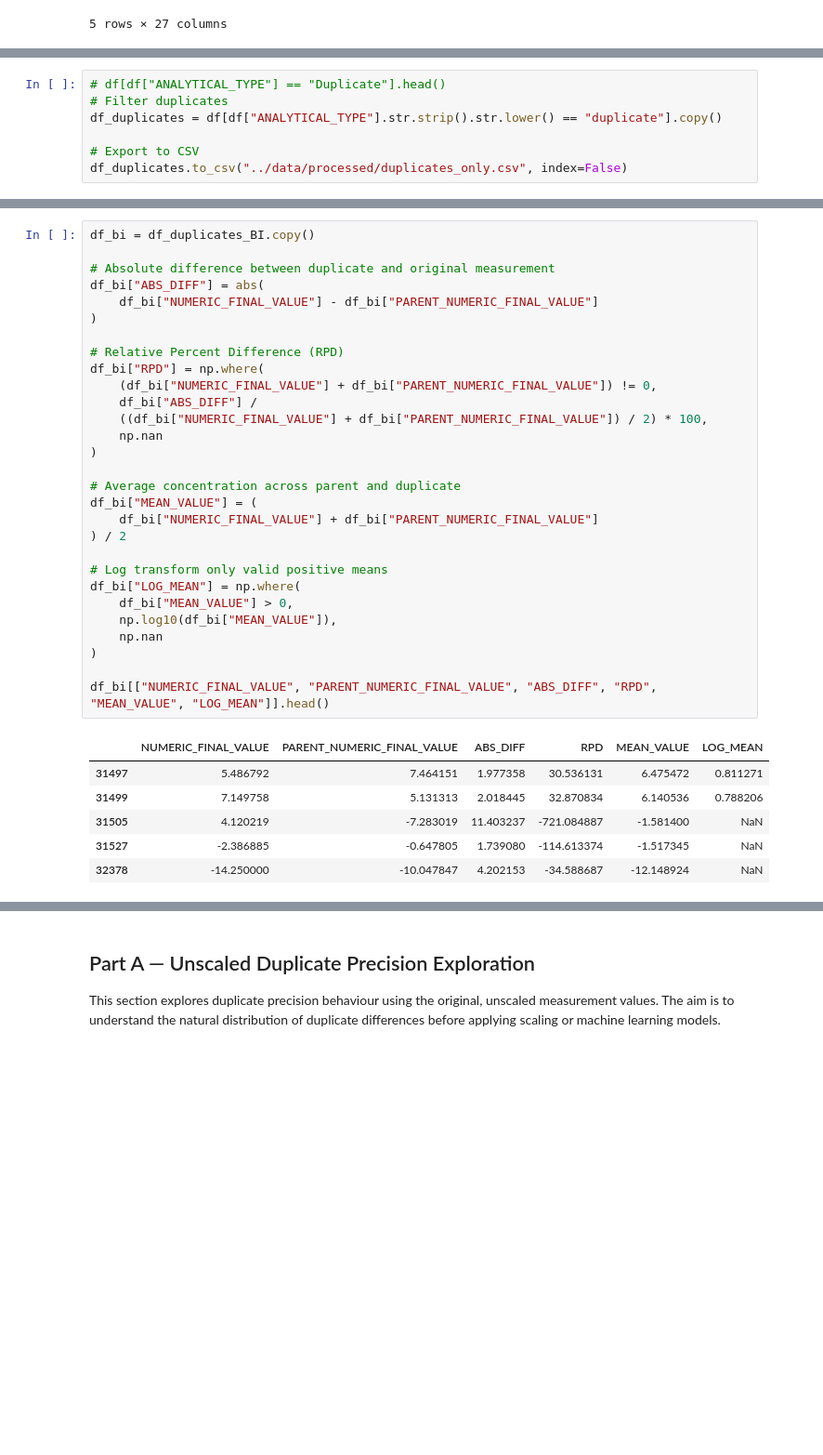
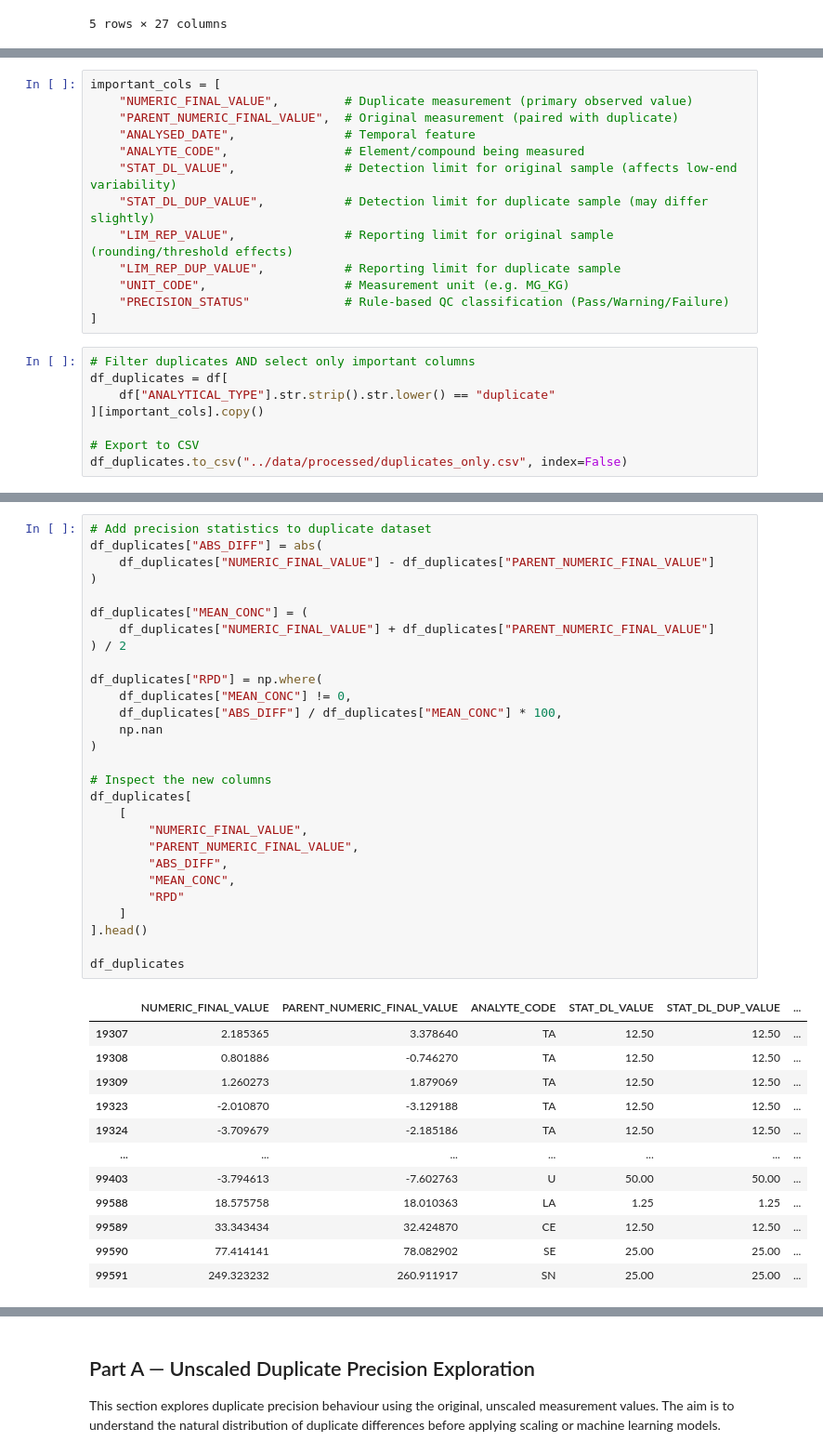
Before and after one commit to Jettiz/QUT-Capstone-Team-32-Datamine-QC-Quality-Control, a Jupyter notebook: notebooks/04_qc_duplicate_analysis.ipynb, the cells around one changed output, grey strips where cells are left out. Shown at 93% size. Drawn from its saved outputs; the diff is of its cells as text; blank space fills up the shorter version.

Commit message:
Update duplicate and replicate precision analysis

```diff
--- a/notebooks/04_qc_duplicate_analysis.ipynb
+++ b/notebooks/04_qc_duplicate_analysis.ipynb
@@ -65,7 +159,21 @@ df = df.drop(columns=["INSTRUMENT_ID"])
+# %%
+important_cols = [
+    "NUMERIC_FINAL_VALUE",         # Duplicate measurement (primary observed value)
+    "PARENT_NUMERIC_FINAL_VALUE",  # Original measurement (paired with duplicate)
+    "ANALYSED_DATE",               # Temporal feature
+    "ANALYTE_CODE",                # Element/compound being measured
+    "STAT_DL_VALUE",               # Detection limit for original sample (affects low-end variability)
+    "STAT_DL_DUP_VALUE",           # Detection limit for duplicate sample (may differ slightly)
+    "LIM_REP_VALUE",               # Reporting limit for original sample (rounding/threshold effects)
+    "LIM_REP_DUP_VALUE",           # Reporting limit for duplicate sample
+    "UNIT_CODE",                   # Measurement unit (e.g. MG_KG)
+    "PRECISION_STATUS"             # Rule-based QC classification (Pass/Warning/Failure)
+]
 # %%
-# df[df["ANALYTICAL_TYPE"] == "Duplicate"].head()
-# Filter duplicates
-df_duplicates = df[df["ANALYTICAL_TYPE"].str.strip().str.lower() == "duplicate"].copy()
+# Filter duplicates AND select only important columns
+df_duplicates = df[
+    df["ANALYTICAL_TYPE"].str.strip().str.lower() == "duplicate"
+][important_cols].copy()
 
 # Export to CSV
 df_duplicates.to_csv("../data/processed/duplicates_only.csv", index=False)
@@ -133,36 +287,41 @@ Name: count, dtype: int64
 # %%
-df_bi = df_duplicates_BI.copy()
-
-# Absolute difference between duplicate and original measurement
-df_bi["ABS_DIFF"] = abs(
-    df_bi["NUMERIC_FINAL_VALUE"] - df_bi["PARENT_NUMERIC_FINAL_VALUE"]
+# Add precision statistics to duplicate dataset
+df_duplicates["ABS_DIFF"] = abs(
+    df_duplicates["NUMERIC_FINAL_VALUE"] - df_duplicates["PARENT_NUMERIC_FINAL_VALUE"]
 )
 
-# Relative Percent Difference (RPD)
-df_bi["RPD"] = np.where(
-    (df_bi["NUMERIC_FINAL_VALUE"] + df_bi["PARENT_NUMERIC_FINAL_VALUE"]) != 0,
-    df_bi["ABS_DIFF"] /
-    ((df_bi["NUMERIC_FINAL_VALUE"] + df_bi["PARENT_NUMERIC_FINAL_VALUE"]) / 2) * 100,
+df_duplicates["MEAN_CONC"] = (
+    df_duplicates["NUMERIC_FINAL_VALUE"] + df_duplicates["PARENT_NUMERIC_FINAL_VALUE"]
+) / 2
+
+df_duplicates["RPD"] = np.where(
+    df_duplicates["MEAN_CONC"] != 0,
+    df_duplicates["ABS_DIFF"] / df_duplicates["MEAN_CONC"] * 100,
     np.nan
 )
 
-# Average concentration across parent and duplicate
-df_bi["MEAN_VALUE"] = (
-    df_bi["NUMERIC_FINAL_VALUE"] + df_bi["PARENT_NUMERIC_FINAL_VALUE"]
-) / 2
+# Inspect the new columns
+df_duplicates[
+    [
+        "NUMERIC_FINAL_VALUE",
+        "PARENT_NUMERIC_FINAL_VALUE",
+        "ABS_DIFF",
+        "MEAN_CONC",
+        "RPD"
+    ]
+].head()
 
-# Log transform only valid positive means
-df_bi["LOG_MEAN"] = np.where(
-    df_bi["MEAN_VALUE"] > 0,
-    np.log10(df_bi["MEAN_VALUE"]),
-    np.nan
-)
-
-df_bi[["NUMERIC_FINAL_VALUE", "PARENT_NUMERIC_FINAL_VALUE", "ABS_DIFF", "RPD", "MEAN_VALUE", "LOG_MEAN"]].head()
+df_duplicates
 # %% [output]
-|  | NUMERIC_FINAL_VALUE | PARENT_NUMERIC_FINAL_VALUE | ABS_DIFF | RPD | MEAN_VALUE | LOG_MEAN |
-| 31497 | 5.486792 | 7.464151 | 1.977358 | 30.536131 | 6.475472 | 0.811271 |
-| 31499 | 7.149758 | 5.131313 | 2.018445 | 32.870834 | 6.140536 | 0.788206 |
-| 31505 | 4.120219 | -7.283019 | 11.403237 | -721.084887 | -1.581400 | NaN |
-| 31527 | -2.386885 | -0.647805 | 1.739080 | -114.613374 | -1.517345 | NaN |
-| 32378 | -14.250000 | -10.047847 | 4.202153 | -34.588687 | -12.148924 | NaN |
+|  | NUMERIC_FINAL_VALUE | PARENT_NUMERIC_FINAL_VALUE | ANALYTE_CODE | STAT_DL_VALUE | STAT_DL_DUP_VALUE | ... |
+| 19307 | 2.185365 | 3.378640 | TA | 12.50 | 12.50 | ... |
+| 19308 | 0.801886 | -0.746270 | TA | 12.50 | 12.50 | ... |
+| 19309 | 1.260273 | 1.879069 | TA | 12.50 | 12.50 | ... |
+| 19323 | -2.010870 | -3.129188 | TA | 12.50 | 12.50 | ... |
+| 19324 | -3.709679 | -2.185186 | TA | 12.50 | 12.50 | ... |
+| ... | ... | ... | ... | ... | ... | ... |
+| 99403 | -3.794613 | -7.602763 | U | 50.00 | 50.00 | ... |
+| 99588 | 18.575758 | 18.010363 | LA | 1.25 | 1.25 | ... |
+| 99589 | 33.343434 | 32.424870 | CE | 12.50 | 12.50 | ... |
+| 99590 | 77.414141 | 78.082902 | SE | 25.00 | 25.00 | ... |
+| 99591 | 249.323232 | 260.911917 | SN | 25.00 | 25.00 | ... |
```
Also changed, not shown: parts of 32 cells of this notebook.
